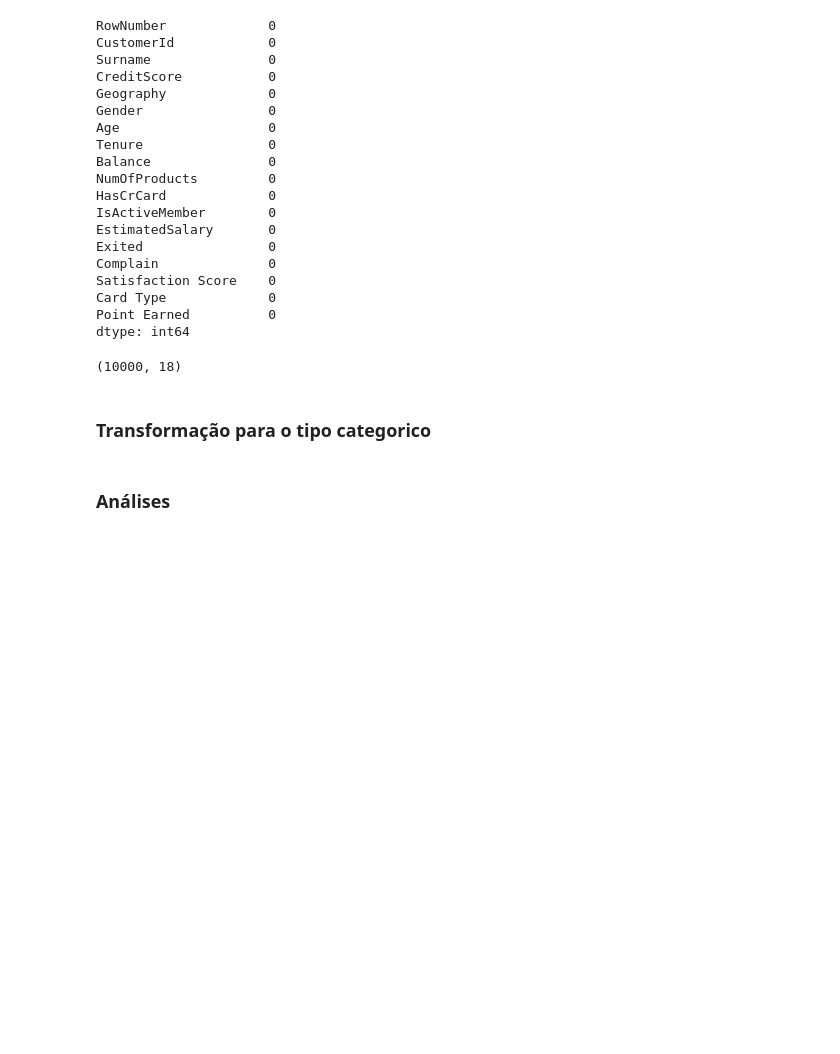
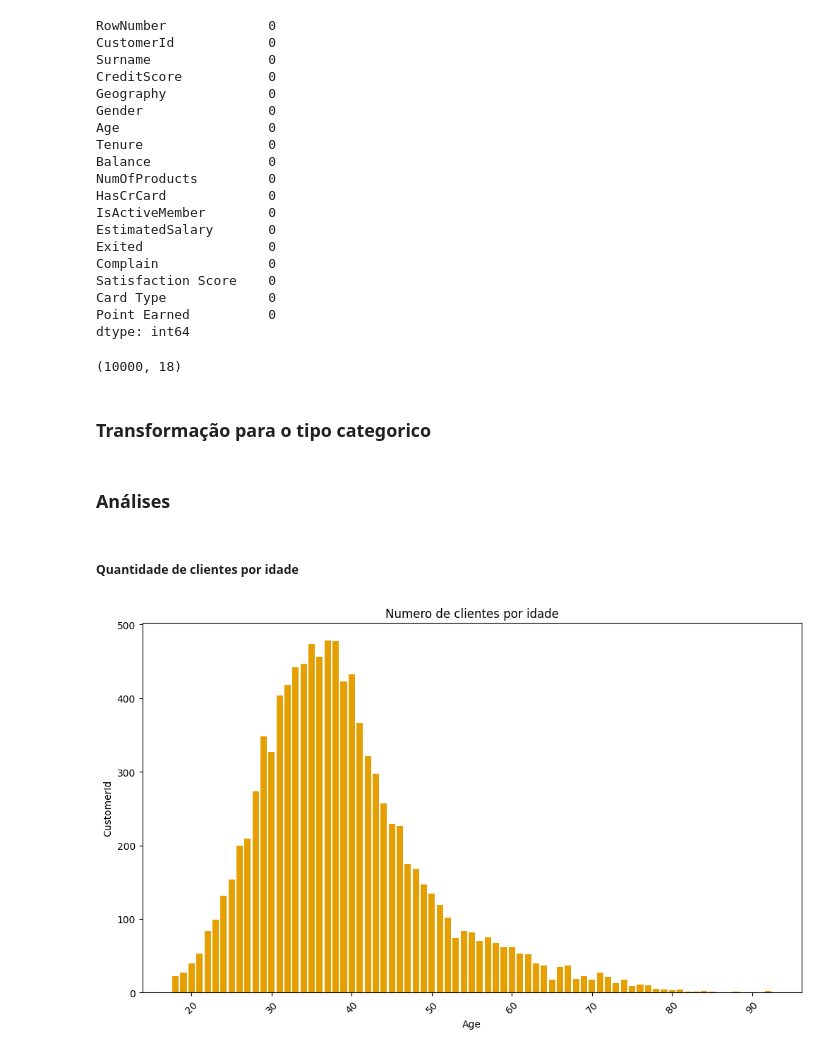
Before and after one commit to italorizzo/bankChurn, a Jupyter notebook: descriptive_analytics/descritive.ipynb, the cells around one changed output. Drawn from its saved outputs; the diff is of its cells as text; code cells hidden in the pictures; blank space fills up the shorter version.

```diff
--- a/descriptive_analytics/descritive.ipynb
+++ b/descriptive_analytics/descritive.ipynb
@@ -118,5 +152,17 @@ dtype: int64
 df['HasCrCard'] = df['HasCrCard'].astype('category')
 df['IsActiveMember'] = df['IsActiveMember'].astype('category')
 df['Exited'] = df['Exited'].astype('category')
+df['AgeGroup'] = pd.cut(df['Age'], bins=[0, 18, 30, 40, 50, 60, 70, 80, 90, 100], labels=['<18', '19-30', '31-40', '41-50', '51-60', '61-70', '71-80', '81-90', '>90'])
+df['IsActiveMember'] = np.where(df['IsActiveMember'] == 1, 'Ativo', 'Inativo')
 # %% [markdown]
 ### Análises
+# %% [markdown]
+##### Quantidade de clientes por idade
+# %%
+clientes = df.groupby(['Age']).agg(
+    {'CustomerId': 'nunique'}
+).reset_index()
+
+plot_chart(clientes, 'CustomerId', 'Age', 'bar', title='Numero de clientes por idade', colors=['#E69F00'], show_legend=False)
+# %% [output]
+[figure, added]
```
Also changed, not shown: parts of 34 cells of this notebook.
